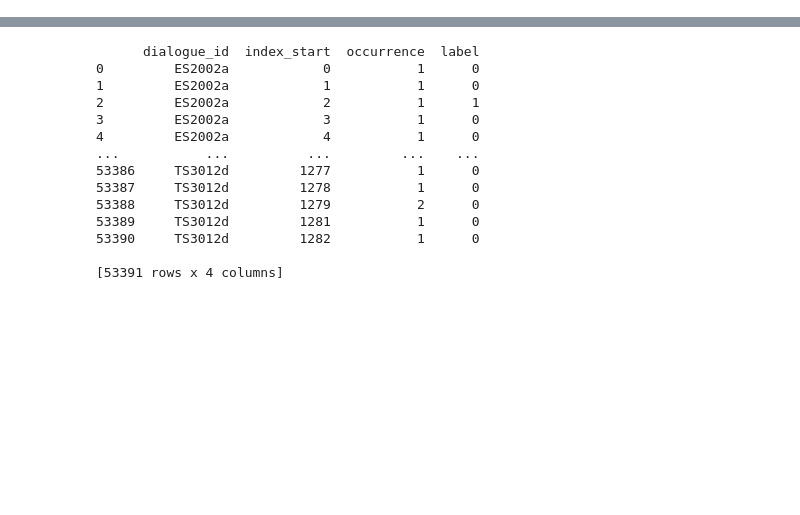
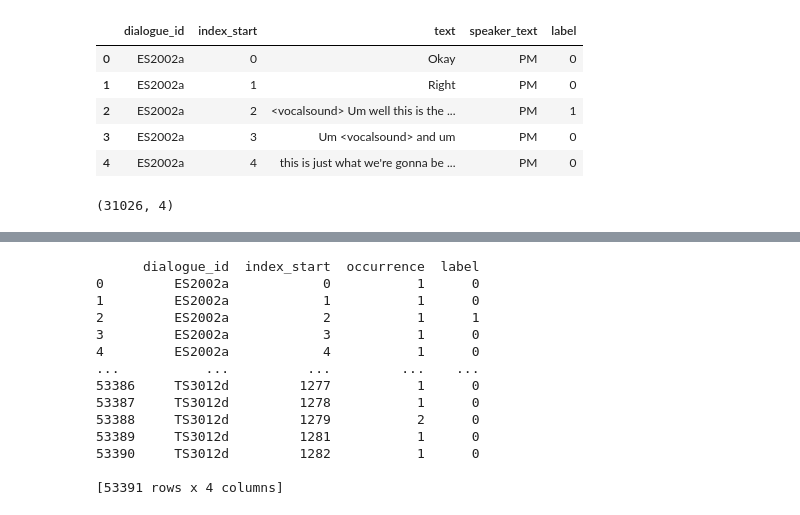
Before and after one commit to juliencollard2001/INF554-AJA, a Jupyter notebook: arnaud/dataframe_creation.ipynb, the cells around one changed output, grey strips where cells are left out. Cells and saved outputs as stored; diff of their text form; code cells hidden in the pictures; blank space fills up the shorter version.

```diff
--- a/arnaud/dataframe_creation.ipynb
+++ b/arnaud/dataframe_creation.ipynb
@@ -96,15 +45,11 @@ path_train= Path("data/training")
 path_test= Path("data/test")
 
 # Remplacez 'vos_dialogue_ids' par votre liste réelle d'identifiants de dialogue
-dialogue_ids = ['ES2002', 'ES2005', 'ES2006', 'ES2007', 'ES2008', 'ES2009', 'ES2010', 'ES2012', 'ES2013', 'ES2015', 'ES2016', 'IS1000', 'IS1001', 'IS1002', 'IS1003', 'IS1004', 'IS1005', 'IS1006', 'IS1007', 'TS3005', 'TS3008', 'TS3009', 'TS3010', 'TS3011', 'TS3012']
-dialogue_ids = flatten([[m_id+s_id for s_id in 'abcd'] for m_id in dialogue_ids])
-dialogue_ids.remove('IS1002a')
-dialogue_ids.remove('IS1005d')
-dialogue_ids.remove('TS3012c')
+training_set = ['ES2002', 'ES2005', 'ES2006', 'ES2007', 'ES2008', 'ES2009', 'ES2010', 'ES2012', 'ES2013', 'ES2015', 'ES2016', 'IS1000', 'IS1001', 'IS1002', 'IS1003', 'IS1004', 'IS1005', 'IS1006', 'IS1007', 'TS3005', 'TS3008', 'TS3009', 'TS3010', 'TS3011', 'TS3012']
+training_set = flatten([[m_id+s_id for s_id in 'abcd'] for m_id in training_set])
+training_set.remove('IS1002a')
+training_set.remove('IS1005d')
+training_set.remove('TS3012c')
 
-dialogue_ids_test = ['ES2003', 'ES2004', 'ES2011', 'ES2014', 'IS1008', 'IS1009', 'TS3003', 'TS3004', 'TS3006', 'TS3007']
-dialogue_ids_test = flatten([[m_id+s_id for s_id in 'abcd'] for m_id in dialogue_ids_test])
-
-# Liste pour stocker les DataFrames de chaque dialogue
-dfs = []
-dfs_test = []
+test_set = ['ES2003', 'ES2004', 'ES2011', 'ES2014', 'IS1008', 'IS1009', 'TS3003', 'TS3004', 'TS3006', 'TS3007']
+test_set = flatten([[m_id+s_id for s_id in 'abcd'] for m_id in test_set])
@@ -184,2 +80,15 @@ df['label'] = df.apply(lambda row: get_label(row['dialogue_id'], row['index_star
+# %%
+df.head()
+# %% [output]
+|  | dialogue_id | index_start | text | speaker_text | label |
+| 0 | ES2002a | 0 | Okay | PM | 0 |
+| 1 | ES2002a | 1 | Right | PM | 0 |
+| 2 | ES2002a | 2 | <vocalsound> Um well this is the ... | PM | 1 |
+| 3 | ES2002a | 3 | Um <vocalsound> and um | PM | 0 |
+| 4 | ES2002a | 4 | this is just what we're gonna be ... | PM | 0 |
+# %%
+df_test.shape
+# %% [output]
+(31026, 4)
 # %%
 df['bert'] = df['text']
```
Also changed, not shown: parts of 9 cells of this notebook.
